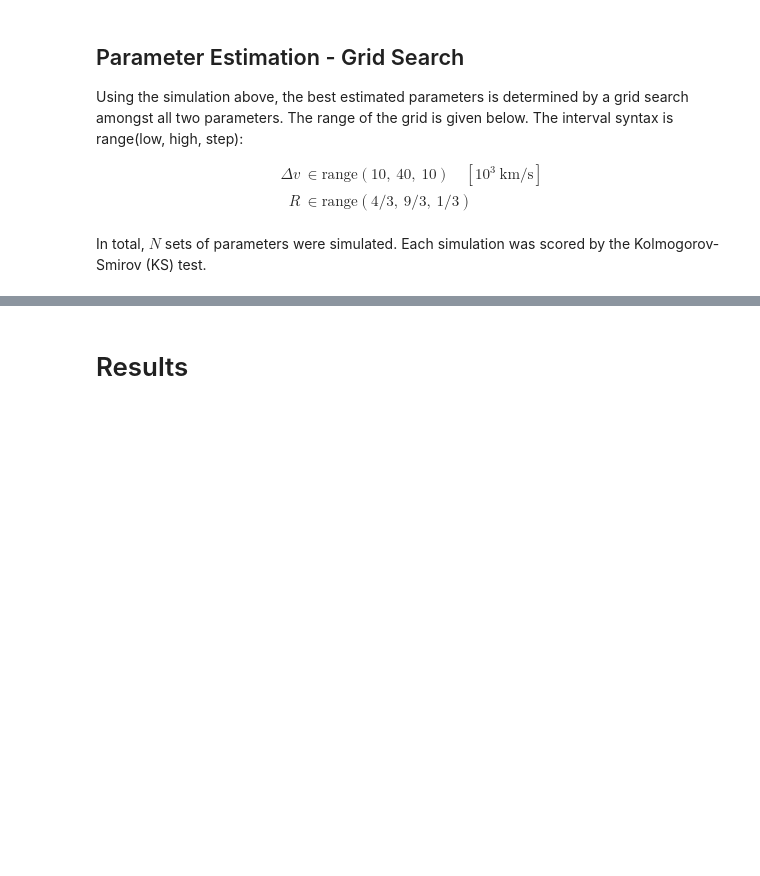
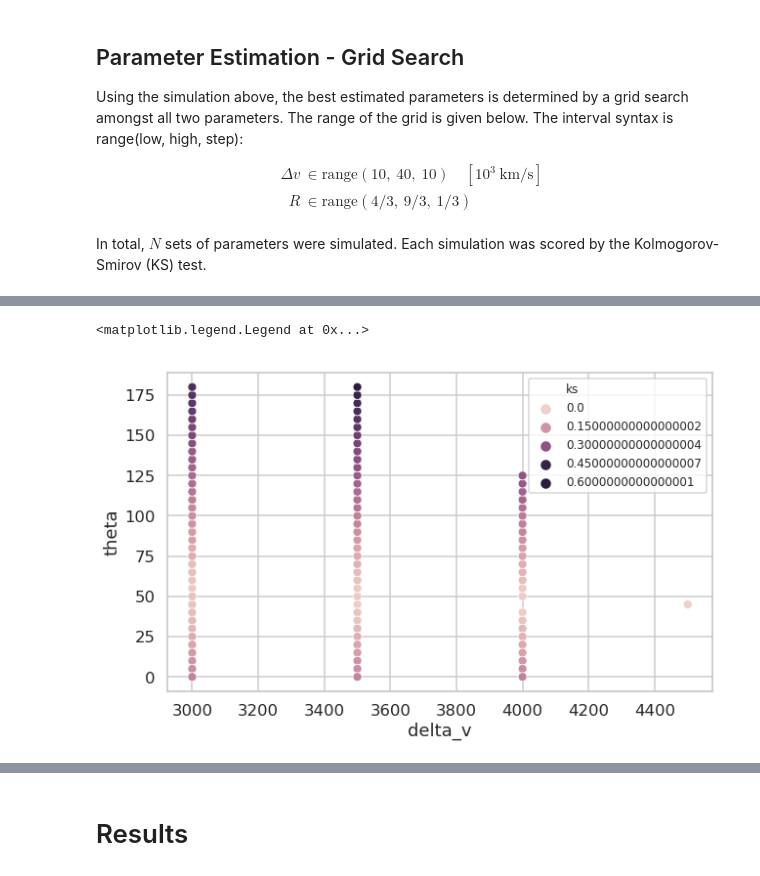
Before and after one commit to ketozhang/ejecta-velocities-of-type-Ia-supernovae, a Jupyter notebook: simulation.ipynb, the cells around one changed output, grey strips where cells are left out. Saved outputs shown, nothing was run; the diff lists cells and outputs as text; code cells hidden in the pictures; blank space fills up the shorter version.

```diff
--- a/simulation.ipynb
+++ b/simulation.ipynb
@@ -266,3 +271,9 @@ plt.savefig('grid_search_cumulative_results.png', dpi=300, format='png')
+# %%
+sns.scatterplot('delta_v', 'theta', hue='ks', data=df)
+plt.legend(fontsize=12)
+# %% [output]
+<matplotlib.legend.Legend at 0x...>
+[figure, added]
 # %%
 samples = np.load('chain.npy')
 labels = [r'$\theta$', r'$\Delta v$']
```
Also changed, not shown: parts of 9 cells of this notebook, 6 other files.
